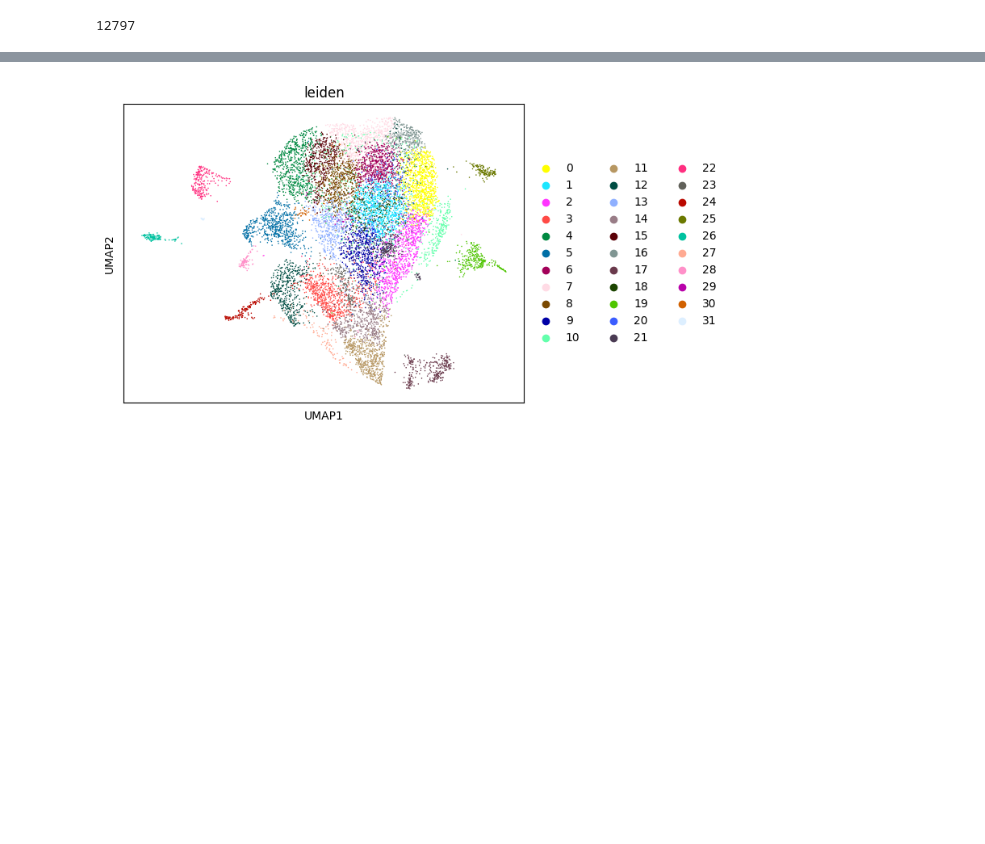
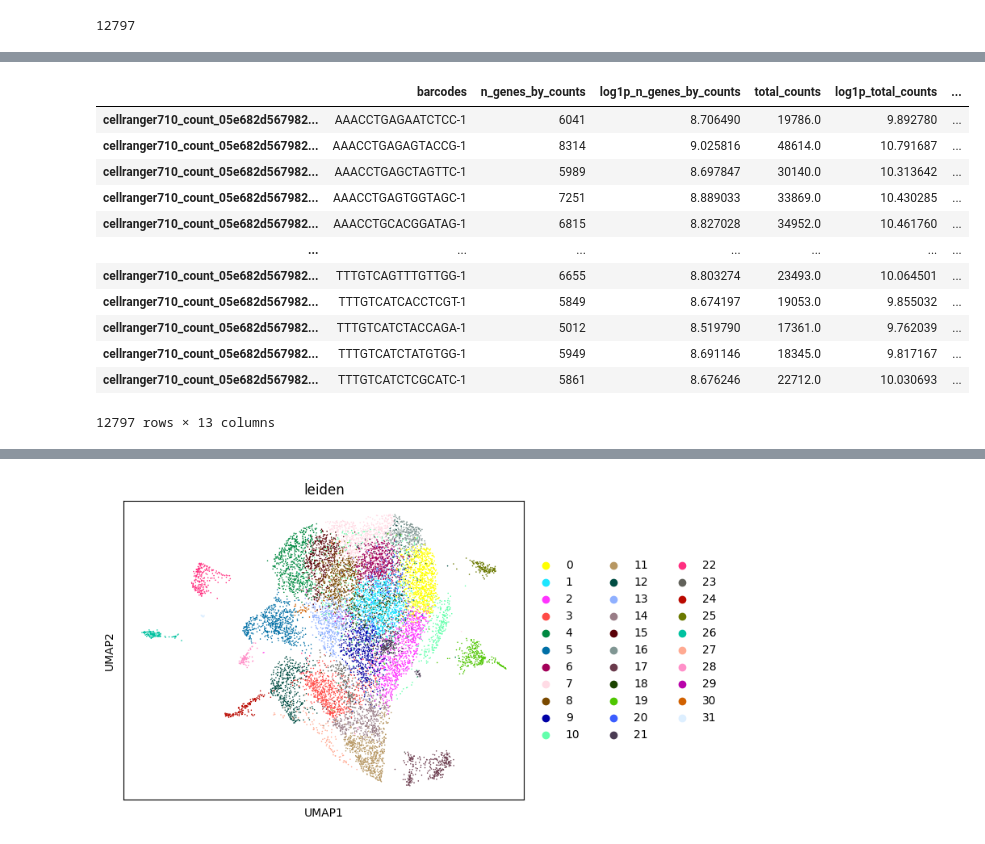
Before and after one commit to vitkl/cell2state_tf_activation, a Jupyter notebook: scripts/Kevin/20230105_multiome_rna_exploration.ipynb, the cells around one changed output, grey strips where cells are left out. Cells and saved outputs as stored; diff of their text form; code cells hidden in the pictures; blank space fills up the shorter version.

```diff
--- a/scripts/Kevin/20230105_multiome_rna_exploration.ipynb
+++ b/scripts/Kevin/20230105_multiome_rna_exploration.ipynb
@@ -275,0 +288,16 @@ plot_histogram(
+# %%
+adata.obs
+# %% [output]
+|  | barcodes | n_genes_by_counts | log1p_n_genes_by_counts | total_counts | log1p_total_counts | ... |
+| cellranger710_count_05e682d567982... | AAACCTGAGAATCTCC-1 | 6041 | 8.706490 | 19786.0 | 9.892780 | ... |
+| cellranger710_count_05e682d567982... | AAACCTGAGAGTACCG-1 | 8314 | 9.025816 | 48614.0 | 10.791687 | ... |
+| cellranger710_count_05e682d567982... | AAACCTGAGCTAGTTC-1 | 5989 | 8.697847 | 30140.0 | 10.313642 | ... |
+| cellranger710_count_05e682d567982... | AAACCTGAGTGGTAGC-1 | 7251 | 8.889033 | 33869.0 | 10.430285 | ... |
+| cellranger710_count_05e682d567982... | AAACCTGCACGGATAG-1 | 6815 | 8.827028 | 34952.0 | 10.461760 | ... |
+| ... | ... | ... | ... | ... | ... | ... |
+| cellranger710_count_05e682d567982... | TTTGTCAGTTTGTTGG-1 | 6655 | 8.803274 | 23493.0 | 10.064501 | ... |
+| cellranger710_count_05e682d567982... | TTTGTCATCACCTCGT-1 | 5849 | 8.674197 | 19053.0 | 9.855032 | ... |
+| cellranger710_count_05e682d567982... | TTTGTCATCTACCAGA-1 | 5012 | 8.519790 | 17361.0 | 9.762039 | ... |
+| cellranger710_count_05e682d567982... | TTTGTCATCTATGTGG-1 | 5949 | 8.691146 | 18345.0 | 9.817167 | ... |
+| cellranger710_count_05e682d567982... | TTTGTCATCTCGCATC-1 | 5861 | 8.676246 | 22712.0 | 10.030693 | ... |
+12797 rows × 13 columns
```
Also changed, not shown: parts of 15 cells of this notebook.
